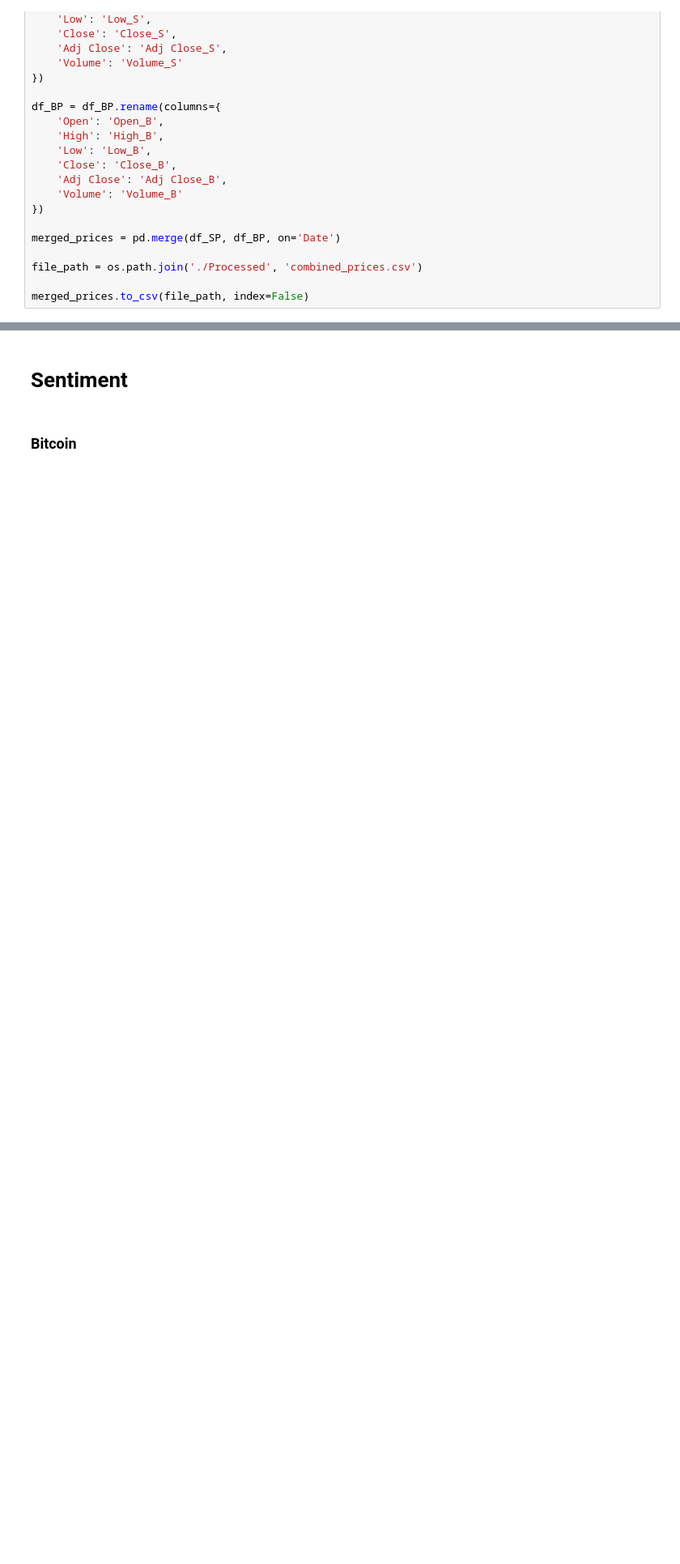
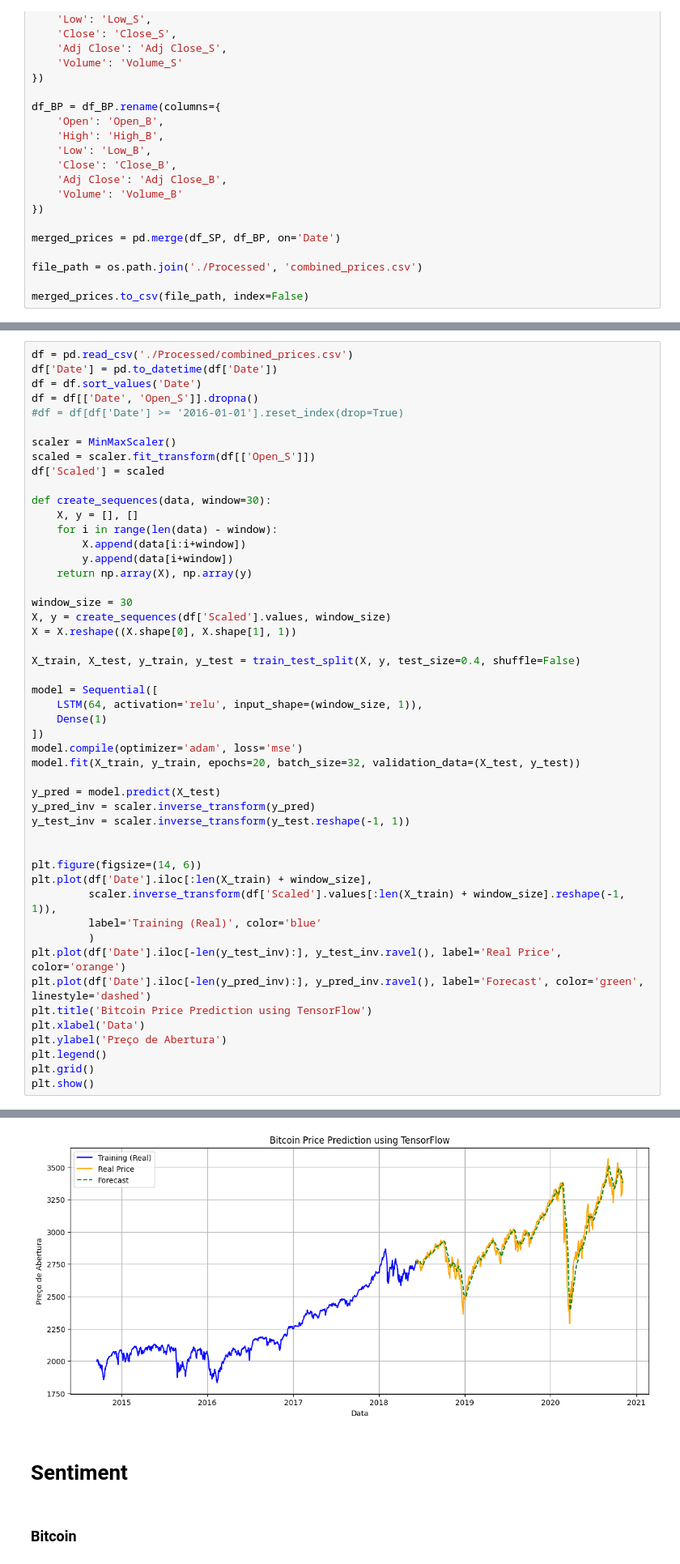
Before and after one commit to Jaum1204/StockBTC-Sentiment-Price, a Jupyter notebook: DataPrep.ipynb, the cells around one changed output, grey strips where cells are left out. Shown: that part at 81% size. Saved outputs shown, nothing was run; the diff lists cells and outputs as text; blank space fills up the shorter version.

```diff
--- a/DataPrep.ipynb
+++ b/DataPrep.ipynb
@@ -137,0 +119,50 @@ def process_lang_data(text):
+# %%
+df = pd.read_csv('./Processed/combined_prices.csv')
+df['Date'] = pd.to_datetime(df['Date'])
+df = df.sort_values('Date')
+df = df[['Date', 'Open_S']].dropna()
+#df = df[df['Date'] >= '2016-01-01'].reset_index(drop=True)
+
+scaler = MinMaxScaler()
+scaled = scaler.fit_transform(df[['Open_S']])
+df['Scaled'] = scaled
+
+def create_sequences(data, window=30):
+    X, y = [], []
+    for i in range(len(data) - window):
+        X.append(data[i:i+window])
+        y.append(data[i+window])
+    return np.array(X), np.array(y)
+
+window_size = 30
+X, y = create_sequences(df['Scaled'].values, window_size)
+X = X.reshape((X.shape[0], X.shape[1], 1))
+
+X_train, X_test, y_train, y_test = train_test_split(X, y, test_size=0.4, shuffle=False)
+
+model = Sequential([
+    LSTM(64, activation='relu', input_shape=(window_size, 1)),
+    Dense(1)
+])
+model.compile(optimizer='adam', loss='mse')
+model.fit(X_train, y_train, epochs=20, batch_size=32, validation_data=(X_test, y_test))
+
+y_pred = model.predict(X_test)
+y_pred_inv = scaler.inverse_transform(y_pred)
+y_test_inv = scaler.inverse_transform(y_test.reshape(-1, 1))
+
+
+plt.figure(figsize=(14, 6))
+plt.plot(df['Date'].iloc[:len(X_train) + window_size],
+         scaler.inverse_transform(df['Scaled'].values[:len(X_train) + window_size].reshape(-1, 1)),
+         label='Training (Real)', color='blue'
+         )
+plt.plot(df['Date'].iloc[-len(y_test_inv):], y_test_inv.ravel(), label='Real Price', color='orange')
+plt.plot(df['Date'].iloc[-len(y_pred_inv):], y_pred_inv.ravel(), label='Forecast', color='green', linestyle='dashed')
+plt.title('Bitcoin Price Prediction using TensorFlow')
+plt.xlabel('Data')
+plt.ylabel('Preço de Abertura')
+plt.legend()
+plt.grid()
+plt.show()
+# %% [output]
@@ -138,3 +186,4 @@ def process_lang_data(text):
+[figure, added]
 # %% [markdown]
 # Sentiment
 # %% [markdown]
```
Also changed, not shown: parts of 8 cells of this notebook, 7 other files.
